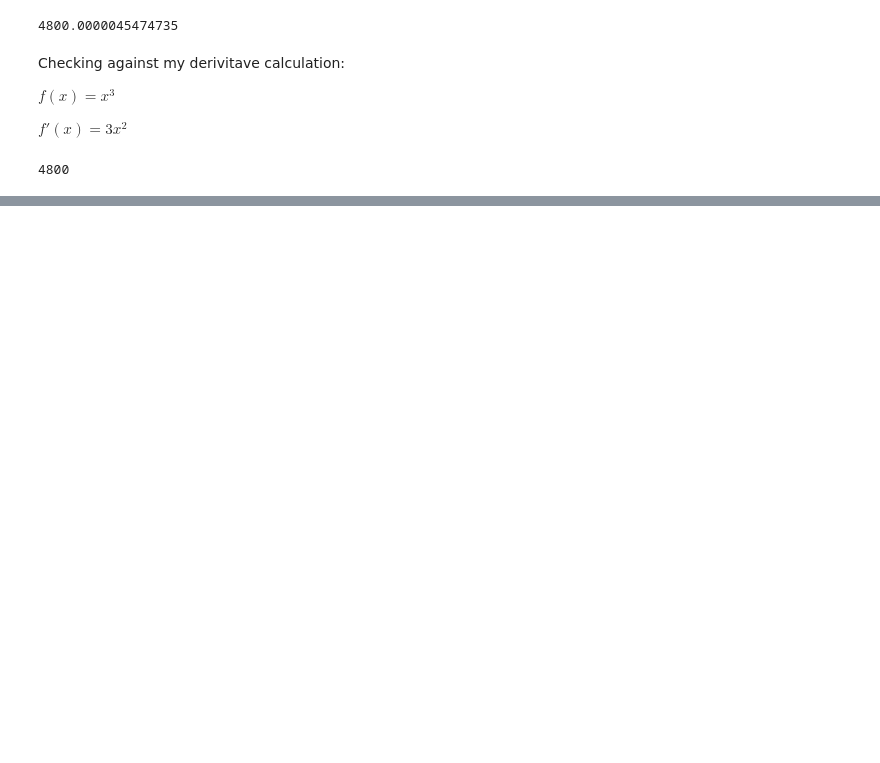
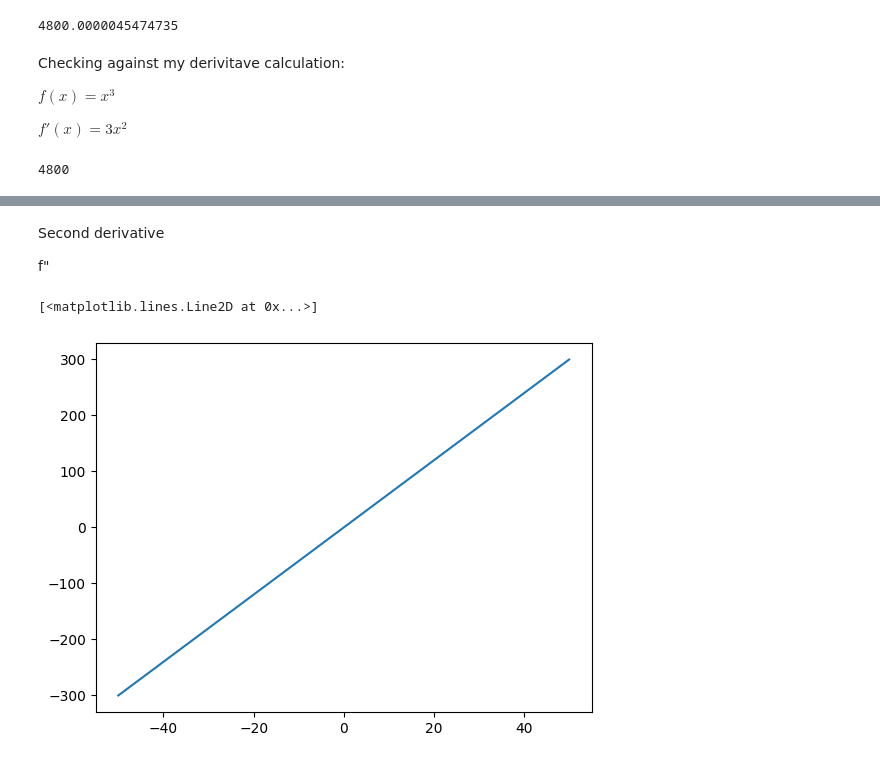
Before and after one commit to fischer011/numpy-review, a Jupyter notebook: Numpy_math_review.ipynb, the cells around one changed output, grey strips where cells are left out. Cells and saved outputs as stored; diff of their text form; code cells hidden in the pictures; blank space fills up the shorter version.

```diff
--- a/Numpy_math_review.ipynb
+++ b/Numpy_math_review.ipynb
@@ -473,0 +476,11 @@ der
+# %% [markdown]
+Second derivative
+
+f"
+# %%
+second_x_prime = 6 * x
+
+plt.plot(x, second_x_prime)
+# %% [output]
+[<matplotlib.lines.Line2D at 0x...>]
+[figure, added]
```
Also changed, not shown: parts of 27 cells of this notebook, 1 other file.
